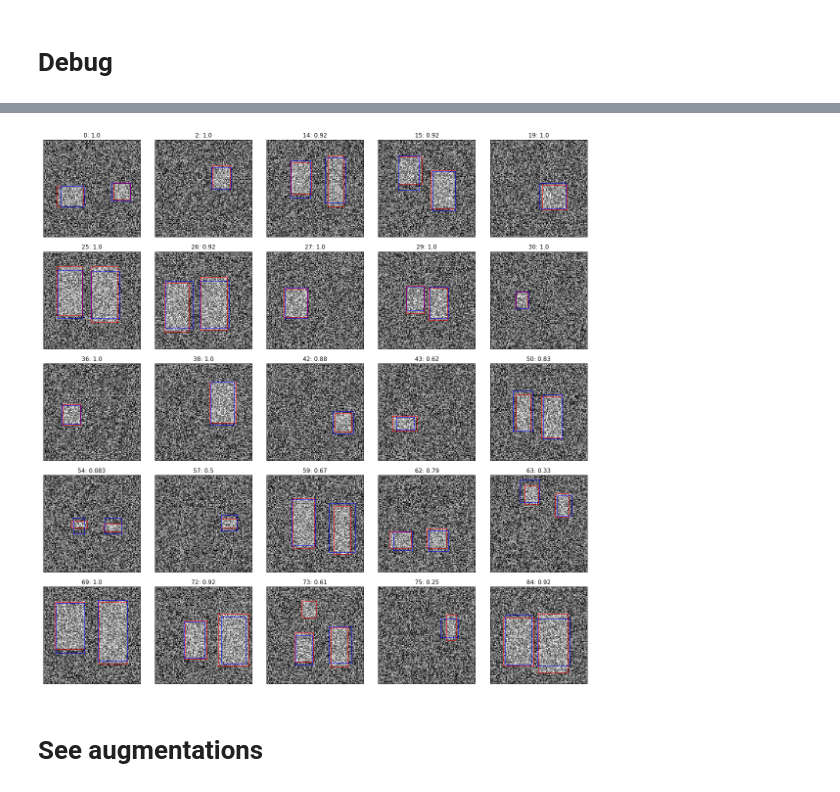
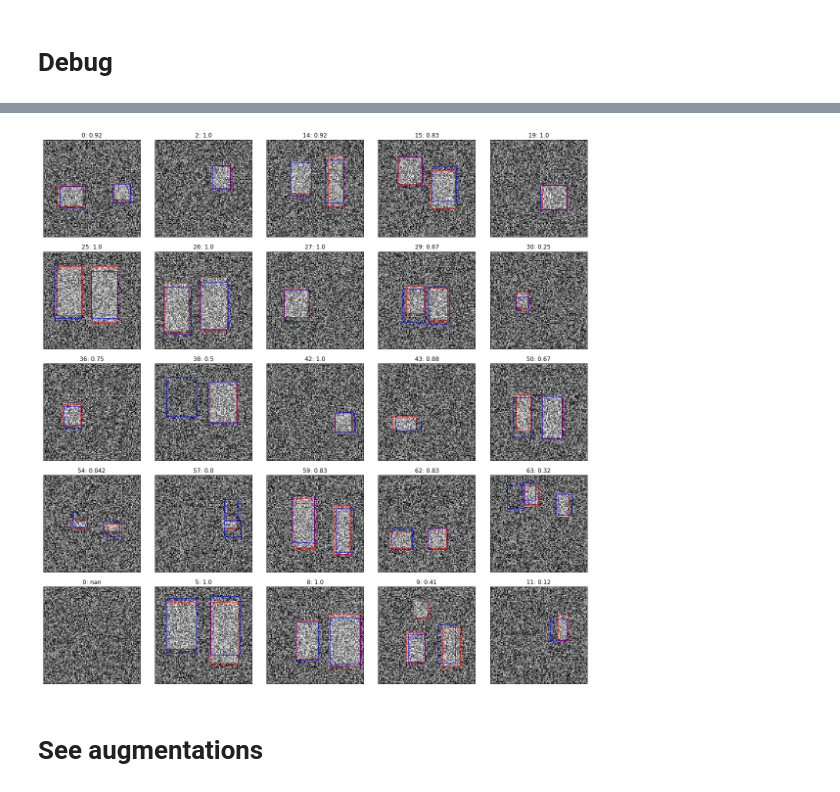
Before and after one commit to slawekslex/dl_experiments, a Jupyter notebook: pneumonia/ToyClassification.ipynb, the cells around one changed output, grey strips where cells are left out. Saved outputs shown, nothing was run; the diff lists cells and outputs as text; code cells hidden in the pictures.

```diff
--- a/pneumonia/ToyClassification.ipynb
+++ b/pneumonia/ToyClassification.ipynb
@@ -359,0 +409,3 @@ epoch      trn_loss   val_loss
+# %%
+pos_imp=10
+learn.fit(lrs, 3, cycle_mult=2)
@@ -360,5 +423,6 @@ epoch      trn_loss   val_loss
 # %%
-lr = 1e-3
+pos_imp=100
+lr = 1e-5
 lrs = [lr/9,lr/3,lr]
 # %%
 learn.fit(lrs, 3, cycle_mult=2)
@@ -392,8 +456,10 @@ for n in nmss:
         sc = score_all(preds, data.val_ds.y)
         print(n,k,sc)
 # %%
+selections =np.zeros([189])
 def pick_boxes(prob, boxes):
     to_keep = np.nonzero(prob>keep_tresh)
+    selections[to_keep]+=1
     return (prob[to_keep], boxes[to_keep])
 
 
@@ -435,20 +683,23 @@ score_all(preds, data.val_ds.y)
 x,y = next(iter(data.val_dl))
 act = learn.model(V(x))
 # %%
-idx=14
+idx=2
 activ0p =act[0][idx]
 activ0b = act[1][idx]
 tar_box0 = V(y)[idx]
 activ0p = F.sigmoid(activ0p)
 prob = activ0p.cpu().data.numpy().reshape(-1)
-
-
+#anch_fit = [fits_in_anchor(tar_box0[:4], idx) for idx in range(189)]
+#print(np.nonzero(anch_fit))
+print(fits_in_anchors(tar_box0[:4]))
+print(fitting_anchors(tar_box0[:4]))
+#print(prob[np.nonzero(anch_fit)])
 act_boxes =actn_to_bb(activ0b, anchors)*128
 act_boxes = act_boxes.cpu().data.numpy()
-print(prob)
-#print(act_boxes)
+#print(prob)
+
 act_boxes = act_boxes[np.nonzero(prob>0.4)]
-#print(act_boxes)
+print(np.nonzero(prob>0.4))
 filename = data.val_ds.fnames[idx]
 ax =display(filename)
 #draw_boxes(ax, anch_boxes, color='white')
@@ -481,21 +732,28 @@ ssd_1_loss(activ0b, activ0p, tar_box0)
 # %%
 val_it = iter(data.val_dl)
 x,y=next(val_it)
 _,axs = plt.subplots(5,5,figsize=(16,16))
 axs = axs.flatten()
 idx=0
 denx = data.val_ds.denorm(to_np(x))
 y = to_np(y)
+batch_no=0
 for ax in axs:
-    while y[idx][0]==0 :idx +=1
+    while idx < bs and y[idx][0]==0 :idx +=1
+    if idx == bs:
+        idx = 0
+        batch_no = batch_no + 1
+        x,y=next(val_it)
+        denx = data.val_ds.denorm(to_np(x))
+        y = to_np(y)
     ima=denx[idx]
-    sc = score(ar2boxes(preds[idx]), ar2boxes(y[idx]))
+    sc = score(ar2boxes(preds[batch_no * bs + idx]), ar2boxes(y[idx]))
     ax.set_title(f'{idx}: {sc:.2}')
-    show_prediction(ima,preds[idx], y[idx], ax)
+    show_prediction(ima,preds[batch_no * bs + idx], y[idx], ax)
     idx+=1
 plt.tight_layout()
 # %% [output]
-[figure, old version]
+[figure, new version]
 # %% [markdown]
 # See augmentations
 # %%
```
Also changed, not shown: parts of 32 cells of this notebook, 1 other file.
